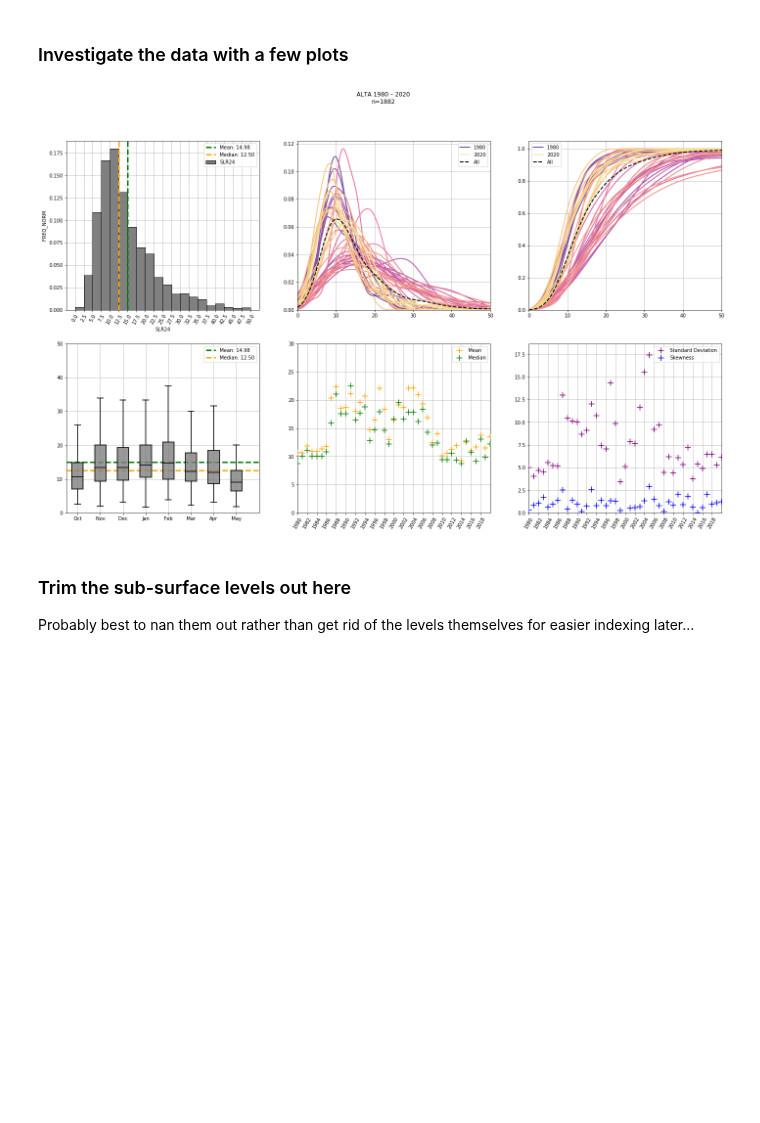
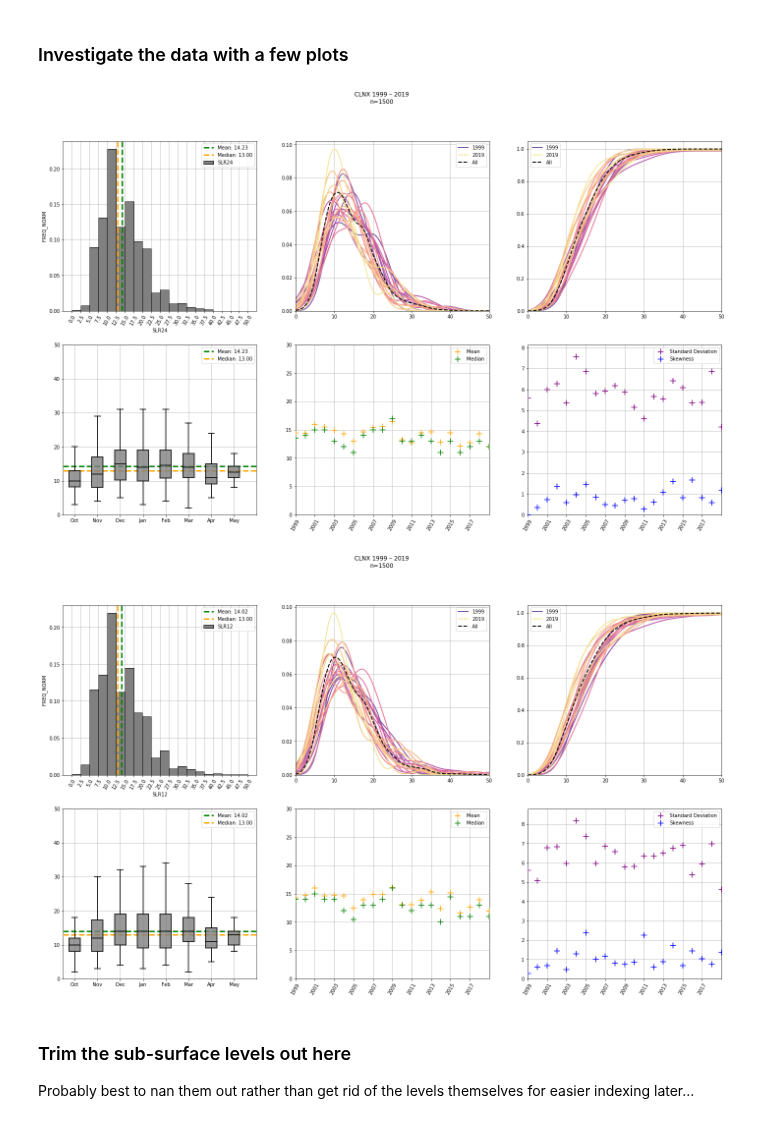
Before and after one commit to m-wessler/snow-liquid-ratio, a Jupyter notebook: core/pair_era5profiles.ipynb, the cells around one changed output. Drawn from its saved outputs; the diff is of its cells as text; code cells hidden in the pictures; blank space fills up the shorter version.

```diff
--- a/core/pair_era5profiles.ipynb
+++ b/core/pair_era5profiles.ipynb
@@ -32,6 +32,6 @@ site_list
 # %%
 # for site in site_list:
-site = 'ALTA'
+site = 'CLNX'
 # %% [markdown]
 ### Obtain the metadata
 # %%
@@ -122,7 +127,7 @@ except:
         columns={'datetime_utc':'time'}).set_index('time')
 
 obs = obs[obs.index > datetime(1980, 8, 1)]
-obs = obs.dropna()
+obs = obs.dropna(how='all')
 
 plt.figure(facecolor='w')
 plt.hist([t.hour for t in obs.index], bins=np.arange(0, 24, 1))
@@ -207,66 +212,70 @@ for k in [k for k in obs if 'slr' in k]:
         yobs = obs[k].iloc[[i for i, t in enumerate(obs.index) if t.year == year]]
 
         try:
-            n, x = np.histogram(yobs, bins=np.arange(0, 50+1, 0.1))
-            ax2.plot(x, gaussian_kde(yobs)(x), color=ycolors[colid[i]], linewidth=2, label=label)
+            n, x = np.histogram(yobs.dropna(), bins=np.arange(0, 50+1, 0.1))
+            ax2.plot(x, gaussian_kde(yobs.dropna())(x), color=ycolors[colid[i]], linewidth=2, label=label)
 
-            n, x = np.histogram(yobs, bins=np.arange(0, 50+1, 0.1))
-            ax3.plot(x, np.cumsum(gaussian_kde(yobs)(x))/10, color=ycolors[colid[i]], linewidth=2, label=label)
+            n, x = np.histogram(yobs.dropna(), bins=np.arange(0, 50+1, 0.1))
+            ax3.plot(x, np.cumsum(gaussian_kde(yobs.dropna())(x))/10, color=ycolors[colid[i]], linewidth=2, label=label)
         except:
-            pass
+            raise
 
-        ax5.scatter(year, yobs.mean(), c='orange', **xyargs)
-        ax5.scatter(year, yobs.median(), c='green', **xyargs)
-        ax6.scatter(year, np.std(yobs), c='purple', **xyargs)
-        ax6.scatter(year, skew(yobs), c='blue', **xyargs)
+        ax5.scatter(year, yobs.dropna().mean(), c='orange', **xyargs)
+        ax5.scatter(year, yobs.dropna().median(), c='green', **xyargs)
+        ax6.scatter(year, np.std(yobs.dropna()), c='purple', **xyargs)
+        ax6.scatter(year, skew(yobs.dropna()), c='blue', **xyargs)
 
     ax5.scatter(year, -1, c='orange', label='Mean', **xyargs)
     ax5.scatter(year, -1, c='green', label='Median', **xyargs)
     ax6.scatter(year, -1, c='purple', label='Standard Deviation', **xyargs)
     ax6.scatter(year, -1, c='blue', label='Skewness', **xyargs)
 
+
     n, x = np.histogram(yobs, bins=np.arange(0, 50+1, 0.1))
-    ax2.plot(x, gaussian_kde(obs[k])(x), 'k--', linewidth=2, label='All')
+    ax2.plot(x, gaussian_kde(obs[k].dropna())(x), 'k--', linewidth=2, label='All')
     n, x = np.histogram(yobs, bins=np.arange(0, 50+1, 0.1))
-    ax3.plot(x, np.cumsum(gaussian_kde(obs[k])(x))/10, 'k--', linewidth=2, label='All')
+    ax3.plot(x, np.cumsum(gaussian_kde(obs[k].dropna())(x))/10, 'k--', linewidth=2, label='All')
 
     mobs = []
     for i, month in enumerate([10, 11, 12, 1, 2, 3, 4, 5]):
-        mobs.append(obs[k].iloc[[i for i, t in enumerate(obs.index) if t.month == month]])
+        _mobs = obs[k].iloc[[i for i, t in enumerate(obs.index) if t.month == month]]
+        _mobs = _mobs[~np.isnan(_mobs)]
+        mobs.append(_mobs)
 
     bp = ax4.boxplot(mobs, showfliers=False, patch_artist=True, zorder=15)
     [[box.set(linewidth=2, color='k', alpha=0.8) for box in bp[k]]
          for k in ['boxes', 'whiskers', 'medians', 'means', 'caps']]
     [patch.set_facecolor('0.5') for patch in bp['boxes']]
 
     ax4.axhline(vmean, c='green', label='Mean: %.2f'%vmean, **vlineargs)
     ax4.axhline(vmed, c='orange', label='Median: %.2f'%vmed, **vlineargs)
 
     ax4.set_xlim(right=9)
     ax4.set_ylim([0, 50])
     ax4.set_xticklabels(['Oct', 'Nov', 'Dec', 'Jan', 'Feb', 'Mar', 'Apr', 'May'])
 
     ax5.set_ylim(top=30)
     for ax in [ax5, ax6]:
         ax.set_xlim([years[0], years[-1]])
         ax.set_xticks(np.arange(years[0], years[-1], 1)[::2])
         ax.set_xticklabels(np.arange(years[0], years[-1], 1)[::2], rotation=60)
 
     for ax in [ax2, ax3]:
         ax.set_xlim(right=50)
         ax.set_xlim(left=0)
 
     for ax in axs:
         ax.set_ylim(bottom=0)
         ax.legend()
         ax.grid()
 
     plt.suptitle('%s %d – %d\nn=%d'%(site, years[0], years[-1], obs.index.size))
     # plt.tight_layout()
     plt.show()
     plt.close()
 # %% [output]
-[figure, old version]
+[figure, new version]
+[figure, added]
 # %% [markdown]
 ### Trim the sub-surface levels out here
 Probably best to nan them out rather than get rid of the levels themselves for easier indexing later...
```
Also changed, not shown: parts of 10 cells of this notebook.
